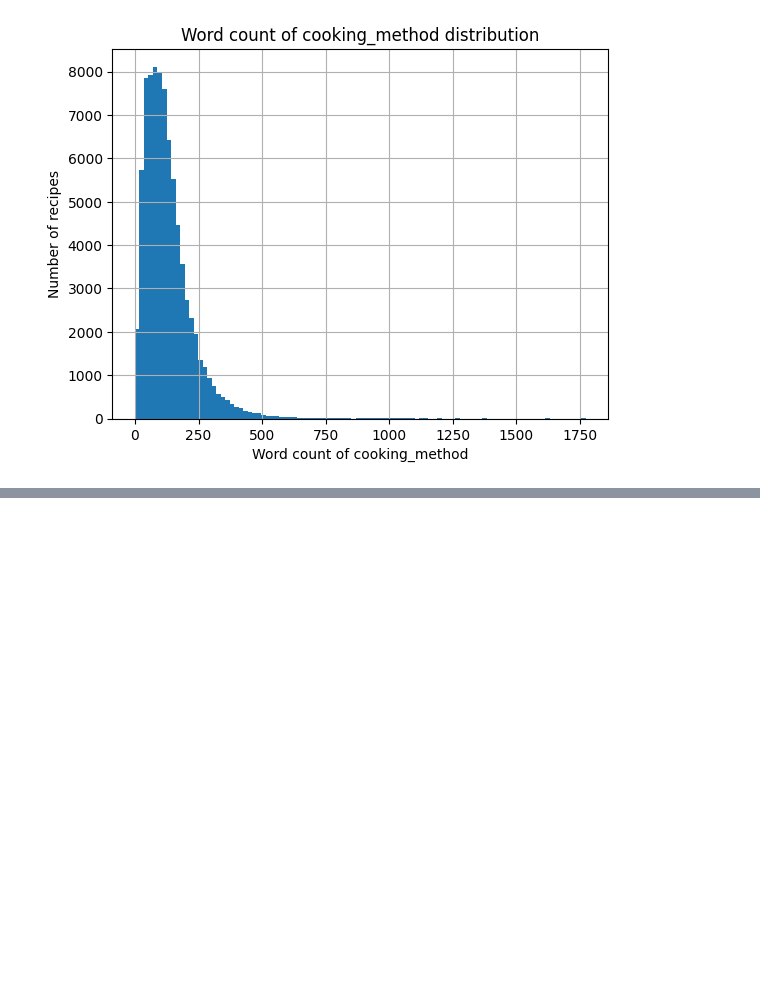
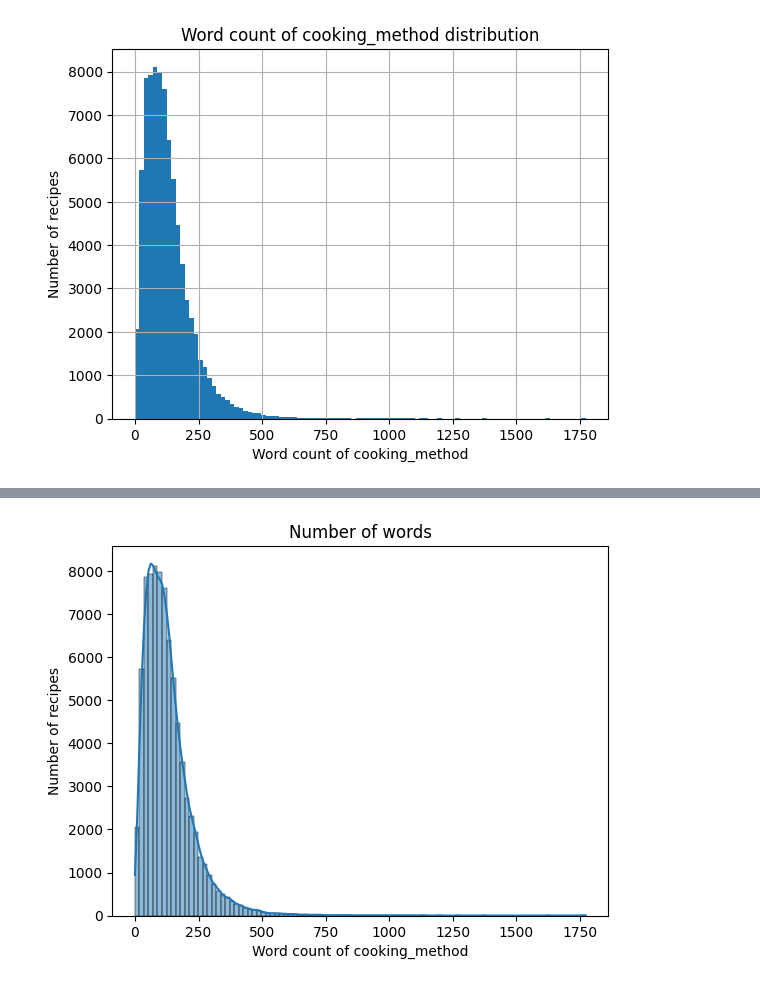
Before and after one commit to lavo2/HLT-Project, a Jupyter notebook: lavo.ipynb, the cells around one changed output, grey strips where cells are left out. Saved outputs shown, nothing was run; the diff lists cells and outputs as text; code cells hidden in the pictures; blank space fills up the shorter version.

```diff
--- a/lavo.ipynb
+++ b/lavo.ipynb
@@ -48,0 +61,9 @@ plt.show()
+# %%
+#plot the distribution of the number of words in the cooking_method column with a smoothing kernel density estimate overlay
+sns.histplot(data['cooking_method_word_count'], bins=100, kde=True, fill=True)
+plt.xlabel('Word count of cooking_method')
+plt.ylabel('Number of recipes')
+plt.title('Number of words')
+plt.show()
+# %% [output]
+[figure, added]
```
Also changed, not shown: parts of 3 cells of this notebook.
